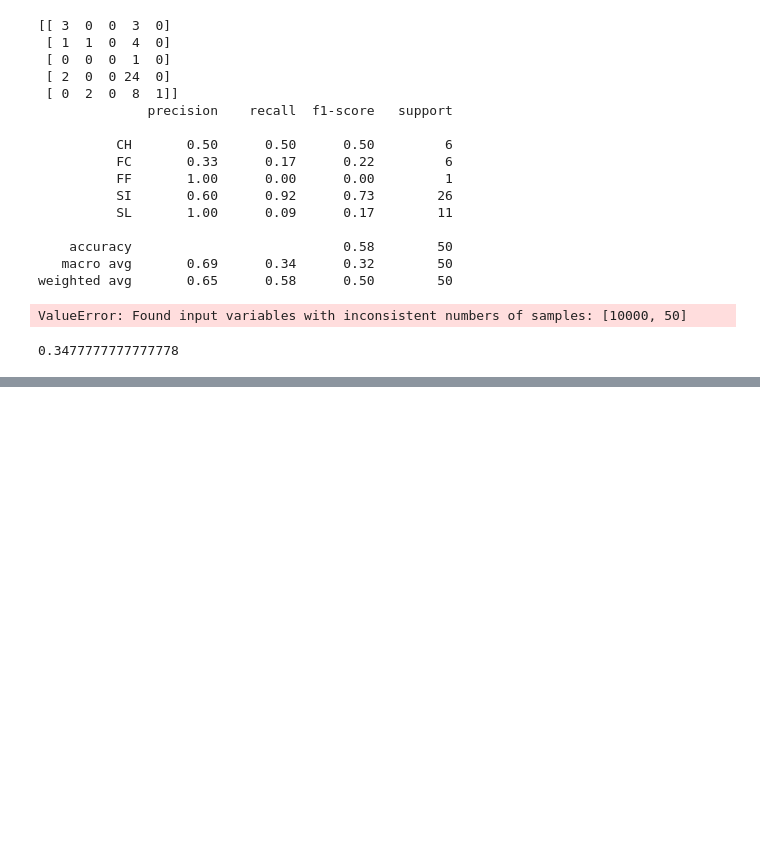
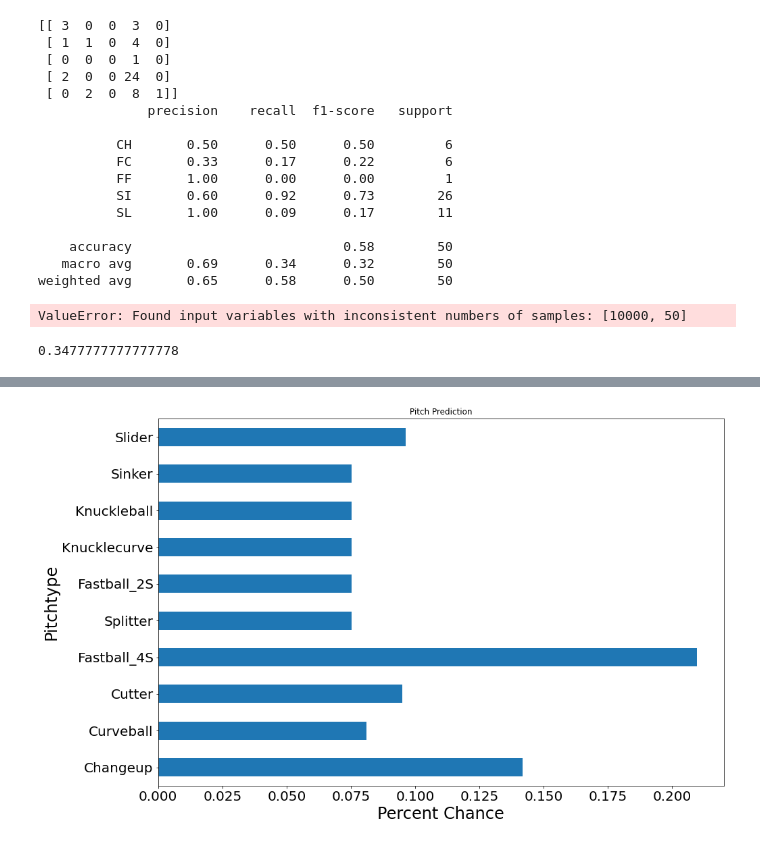
Before and after one commit to yshong211/mlb_ant, a Jupyter notebook: mlb_pitch_prediction.ipynb, the cells around one changed output, grey strips where cells are left out. Cells and saved outputs as stored; diff of their text form; code cells hidden in the pictures; blank space fills up the shorter version.

```diff
--- a/mlb_pitch_prediction.ipynb
+++ b/mlb_pitch_prediction.ipynb
@@ -247,7 +346,7 @@ Now we can get more specific with our scrubbing to further clean our dataset. We
 # %%
 pXs = pd.read_csv("pXs.csv", index_col=[0])
 # %%
-pXs = pd.merge(pXs, new_17, on = 'pitcher_id')
+pXs = pd.merge(pXs, new_1718, on = 'pitcher_id')
 # %%
 pXs.isnull().sum()
 # %% [output]
@@ -583,3 +646,33 @@ model.fit(X_test, y_test)
 accuracy_score(y_train, model.predict(X_train))
 # %% [output]
 0.3477777777777778
+# %%
+le = LabelEncoder()
+le.fit(target)
+target_num = le.transform(target)
+# %%
+X_train, X_test, y_train, y_test = train_test_split(example, target_num, \
+                                                    test_size=0.1, random_state=77777)
+
+# use DMatrix for xgboost
+dtrain = xgb.DMatrix(X_train, label=y_train)
+dtest = xgb.DMatrix(X_test, label=y_test)
+fit = xgb.XGBClassifier(eval_metric='mlogloss', objective = 'multi:softprob')
+fit.fit(X_train,y_train)
+# set xgboost params
+param = {
+    'max_depth': 10,  # the maximum depth of each tree
+    'learning_rate': 0.1,  # the training step for each iteration
+    'min_child_weight': 20,
+   'n_estimators': 300,
+    'objective': 'multi:softprob',  # error evaluation for multiclass training
+    'num_class': 10}  # the number of classes that exist in this datset
+num_rounds=5
+#------------- numpy array ------------------
+#training and testing - numpy matrices
+bst = xgb.train(param, dtrain,num_rounds)
+preds = bst.predict(dtest)
+
+#extracting most confident predictions
+best_preds = np.asarray([np.argmax(line) for line in preds])
+print ("Numpy array test precision:", precision_score(y_test, best_preds, average='macro'))
@@ -585,0 +718,12 @@ accuracy_score(y_train, model.predict(X_train))
+# %%
+#creating a dataframe for plotting purposes
+plot = pd.DataFrame(data=preds[:,:], columns=['Changeup', 'Curveball', 'Cutter', 'Fastball_4S', \
+                          'Splitter', 'Fastball_2S', 'Knucklecurve', 'Knuckleball', 'Sinker', \
+                                              'Slider'])
+# %%
+ax = plot.iloc[23].plot(kind='barh',title ="Pitch Prediction", figsize=(15, 10), fontsize=20)
+ax.set_xlabel("Percent Chance", fontsize=24)
+ax.set_ylabel("Pitchtype", fontsize=24)
+plt.show()
+# %% [output]
+[figure, added]
```
Also changed, not shown: parts of 42 cells of this notebook.
